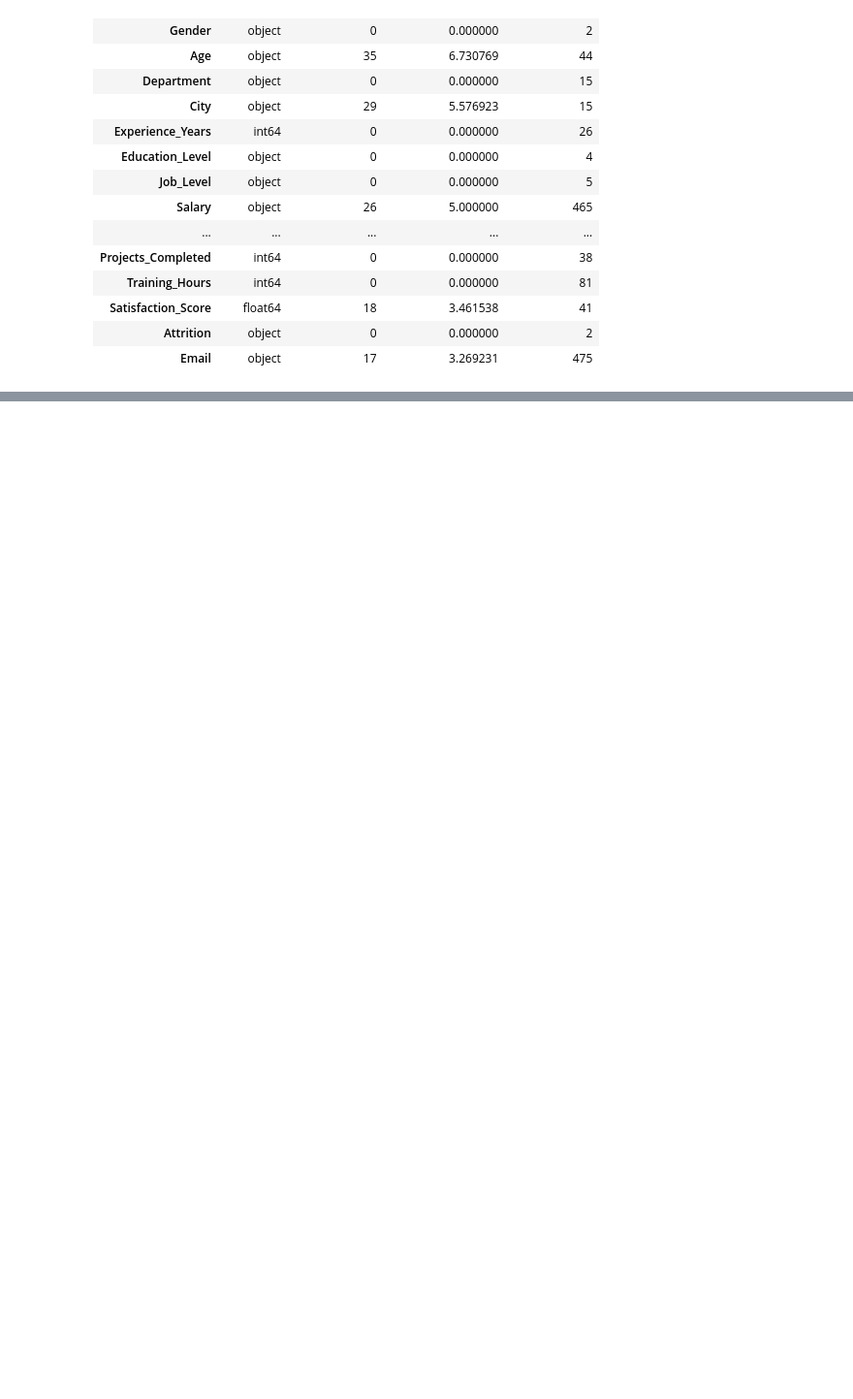
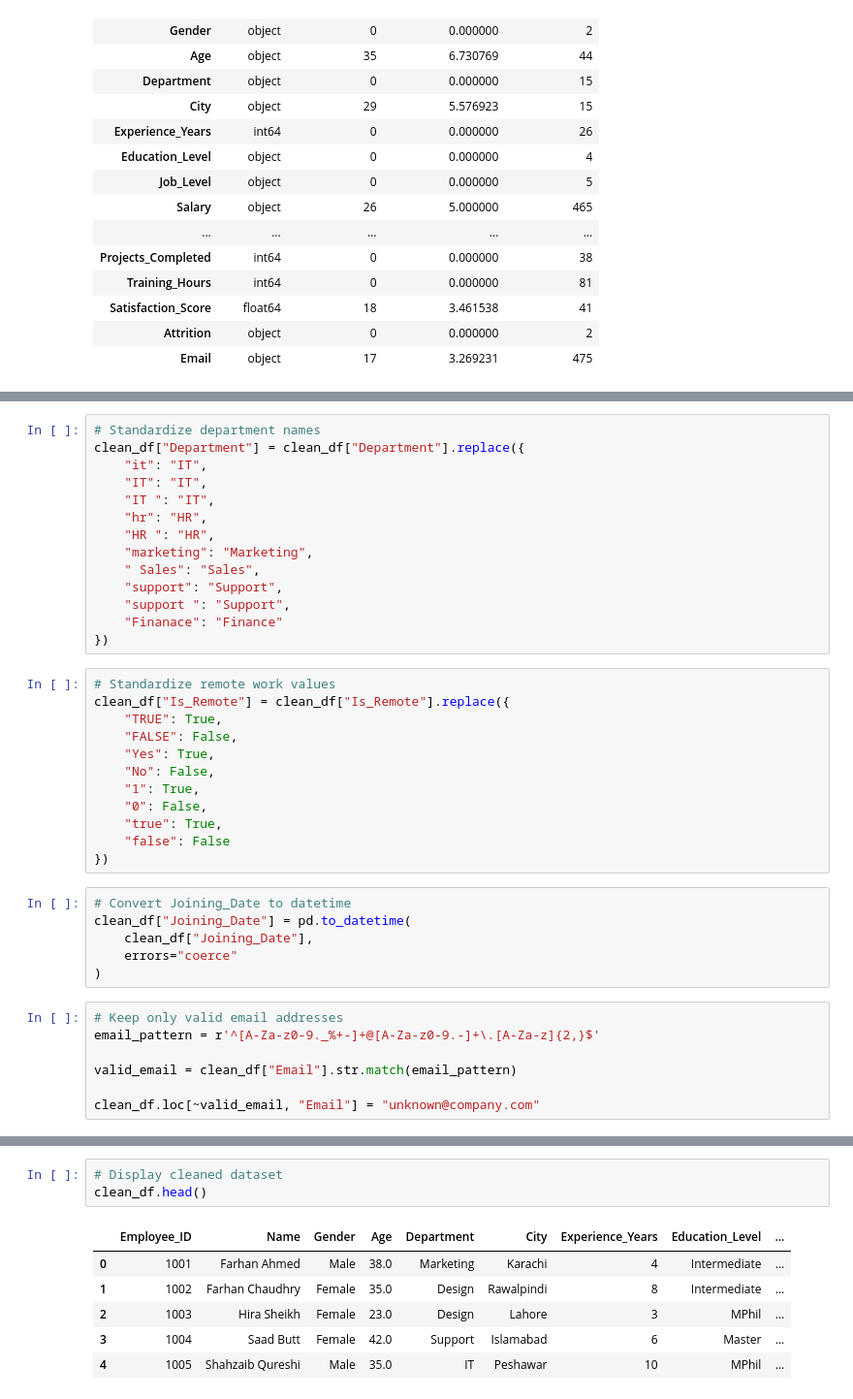
Before and after one commit to Kainatfatima0311/employee-workforce-eda, a Jupyter notebook: notebooks/employee_workforce_eda.ipynb, the cells around one changed output, grey strips where cells are left out. Shown at 97% size. Cells and saved outputs as stored; diff of their text form; blank space fills up the shorter version.

Commit message:
Complete data cleaning pipeline

```diff
--- a/notebooks/employee_workforce_eda.ipynb
+++ b/notebooks/employee_workforce_eda.ipynb
@@ -385,0 +456,39 @@ quality_report
+# %%
+# Standardize department names
+clean_df["Department"] = clean_df["Department"].replace({
+    "it": "IT",
+    "IT": "IT",
+    "IT ": "IT",
+    "hr": "HR",
+    "HR ": "HR",
+    "marketing": "Marketing",
+    " Sales": "Sales",
+    "support": "Support",
+    "support ": "Support",
+    "Finanace": "Finance"
+})
+# %%
+# Standardize remote work values
+clean_df["Is_Remote"] = clean_df["Is_Remote"].replace({
+    "TRUE": True,
+    "FALSE": False,
+    "Yes": True,
+    "No": False,
+    "1": True,
+    "0": False,
+    "true": True,
+    "false": False
+})
+# %%
+# Convert Joining_Date to datetime
+clean_df["Joining_Date"] = pd.to_datetime(
+    clean_df["Joining_Date"],
+    errors="coerce"
+)
+# %%
+# Keep only valid email addresses
+email_pattern = r'^[A-Za-z0-9._%+-]+@[A-Za-z0-9.-]+\.[A-Za-z]{2,}$'
+
+valid_email = clean_df["Email"].str.match(email_pattern)
+
+clean_df.loc[~valid_email, "Email"] = "unknown@company.com"
@@ -385,0 +537,10 @@ quality_report
+# %%
+# Display cleaned dataset
+clean_df.head()
+# %% [output]
+|  | Employee_ID | Name | Gender | Age | Department | City | Experience_Years | Education_Level | ... |
+| 0 | 1001 | Farhan Ahmed | Male | 38.0 | Marketing | Karachi | 4 | Intermediate | ... |
+| 1 | 1002 | Farhan Chaudhry | Female | 35.0 | Design | Rawalpindi | 8 | Intermediate | ... |
+| 2 | 1003 | Hira Sheikh | Female | 23.0 | Design | Lahore | 3 | MPhil | ... |
+| 3 | 1004 | Saad Butt | Female | 42.0 | Support | Islamabad | 6 | Master | ... |
+| 4 | 1005 | Shahzaib Qureshi | Male | 35.0 | IT | Peshawar | 10 | MPhil | ... |
```
Also changed, not shown: parts of 14 cells of this notebook, 1 other file.
